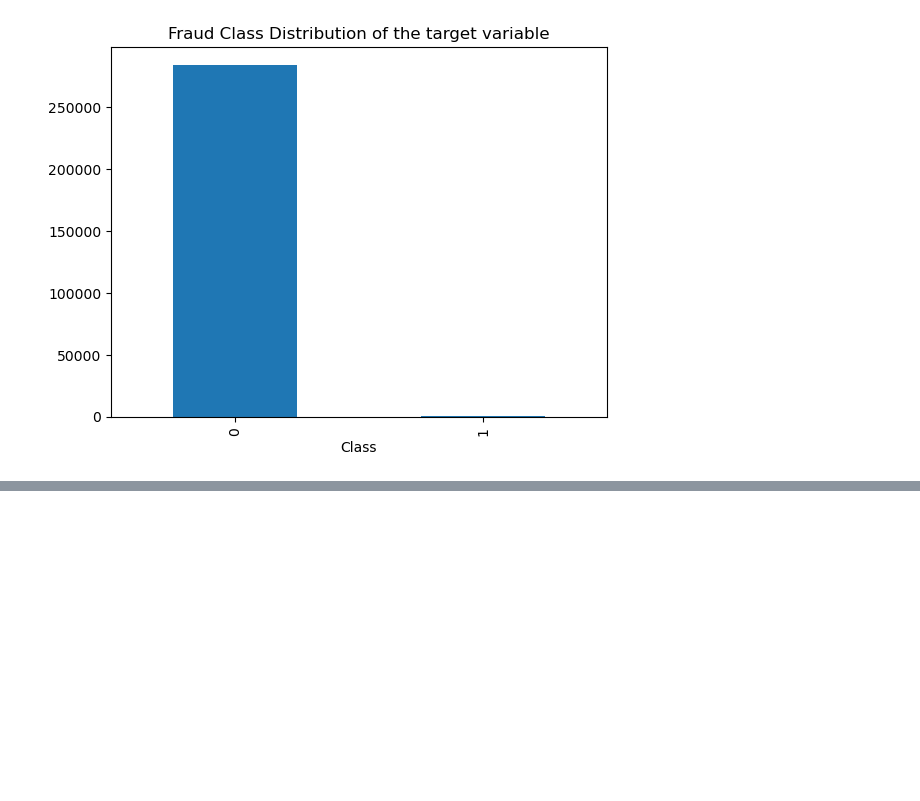
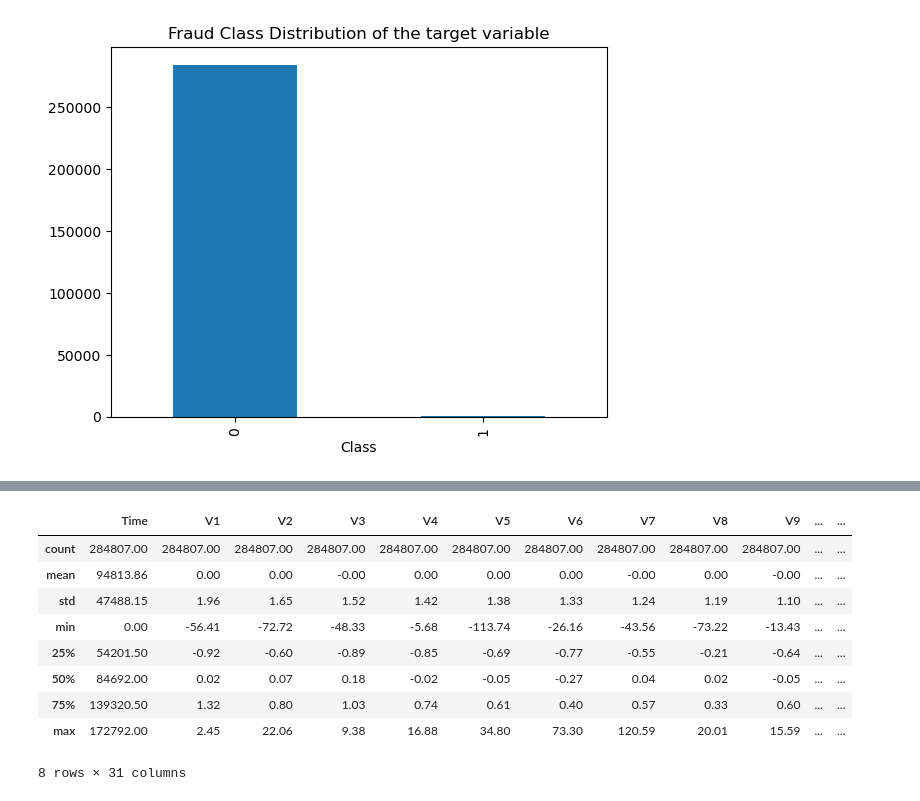
Before and after one commit to Avitia111/Fraud-Detection, a Jupyter notebook: Fraud_detection_model.ipynb, the cells around one changed output, grey strips where cells are left out. Drawn from its saved outputs; the diff is of its cells as text; code cells hidden in the pictures; blank space fills up the shorter version.

```diff
--- a/Fraud_detection_model.ipynb
+++ b/Fraud_detection_model.ipynb
@@ -35,0 +62,17 @@ fraud_counts.plot(kind="bar", title="Fraud Class Distribution of the target vari
+# %%
+# Here we are setting the floating-point numbers in the output to a specified decimal place, which is 2.
+# The set_option value is not tied to a specific DataFrame; rather, it affects the display of all floating-point numbers in Pandas DataFrames for the current session.
+pd.set_option("display.float_format", lambda x: "%.2f" % x)
+
+dataDF.describe()
+# %% [output]
+|  | Time | V1 | V2 | V3 | V4 | V5 | V6 | V7 | V8 | V9 | ... | ... |
+| count | 284807.00 | 284807.00 | 284807.00 | 284807.00 | 284807.00 | 284807.00 | 284807.00 | 284807.00 | 284807.00 | 284807.00 | ... | ... |
+| mean | 94813.86 | 0.00 | 0.00 | -0.00 | 0.00 | 0.00 | 0.00 | -0.00 | 0.00 | -0.00 | ... | ... |
+| std | 47488.15 | 1.96 | 1.65 | 1.52 | 1.42 | 1.38 | 1.33 | 1.24 | 1.19 | 1.10 | ... | ... |
+| min | 0.00 | -56.41 | -72.72 | -48.33 | -5.68 | -113.74 | -26.16 | -43.56 | -73.22 | -13.43 | ... | ... |
+| 25% | 54201.50 | -0.92 | -0.60 | -0.89 | -0.85 | -0.69 | -0.77 | -0.55 | -0.21 | -0.64 | ... | ... |
+| 50% | 84692.00 | 0.02 | 0.07 | 0.18 | -0.02 | -0.05 | -0.27 | 0.04 | 0.02 | -0.05 | ... | ... |
+| 75% | 139320.50 | 1.32 | 0.80 | 1.03 | 0.74 | 0.61 | 0.40 | 0.57 | 0.33 | 0.60 | ... | ... |
+| max | 172792.00 | 2.45 | 22.06 | 9.38 | 16.88 | 34.80 | 73.30 | 120.59 | 20.01 | 15.59 | ... | ... |
+8 rows × 31 columns
```
Also changed, not shown: parts of 10 cells of this notebook.
